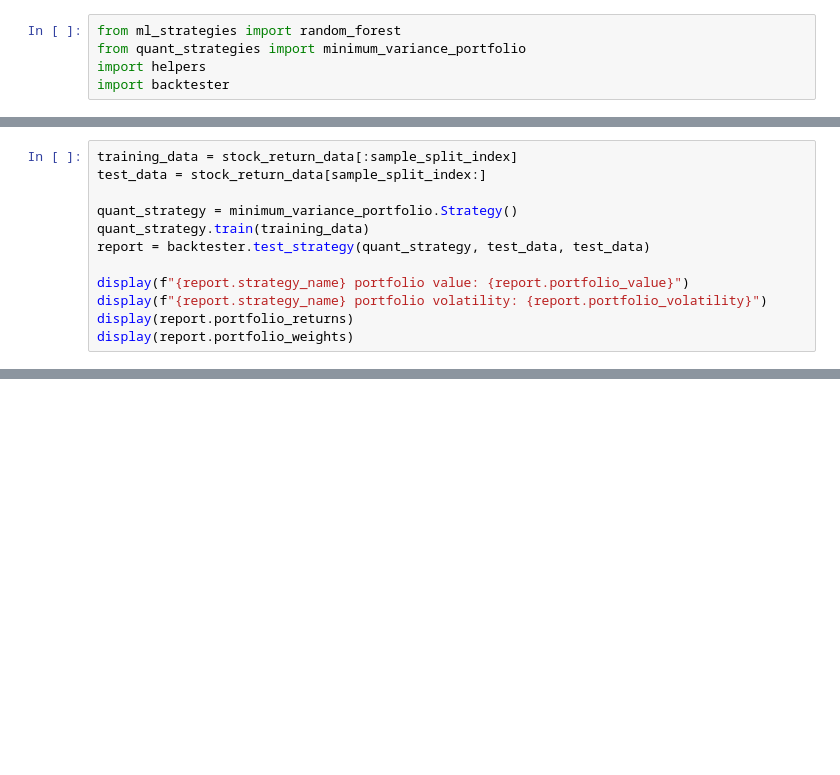
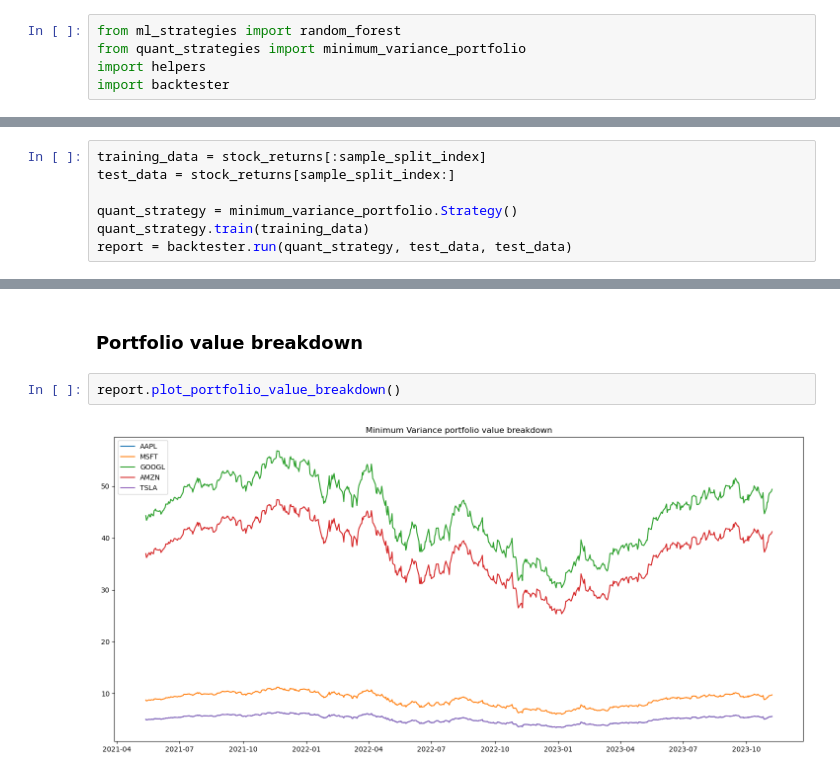
Before and after one commit to blush-finance/backtester, a Jupyter notebook: main.ipynb, the cells around one changed output, grey strips where cells are left out. Cells and saved outputs as stored; diff of their text form; blank space fills up the shorter version.

```diff
--- a/main.ipynb
+++ b/main.ipynb
@@ -94,12 +115,7 @@ report.plot_asset_values()
 # %%
-training_data = stock_return_data[:sample_split_index]
-test_data = stock_return_data[sample_split_index:]
+training_data = stock_returns[:sample_split_index]
+test_data = stock_returns[sample_split_index:]
 
 quant_strategy = minimum_variance_portfolio.Strategy()
 quant_strategy.train(training_data)
-report = backtester.test_strategy(quant_strategy, test_data, test_data)
-
-display(f"{report.strategy_name} portfolio value: {report.portfolio_value}")
-display(f"{report.strategy_name} portfolio volatility: {report.portfolio_volatility}")
-display(report.portfolio_returns)
-display(report.portfolio_weights)
+report = backtester.run(quant_strategy, test_data, test_data)
@@ -147,0 +181,6 @@ report.plot_asset_values()
+# %% [markdown]
+### Portfolio value breakdown
+# %%
+report.plot_portfolio_value_breakdown()
+# %% [output]
+[figure, added]
```
Also changed, not shown: parts of 35 cells of this notebook, 2 other files.
